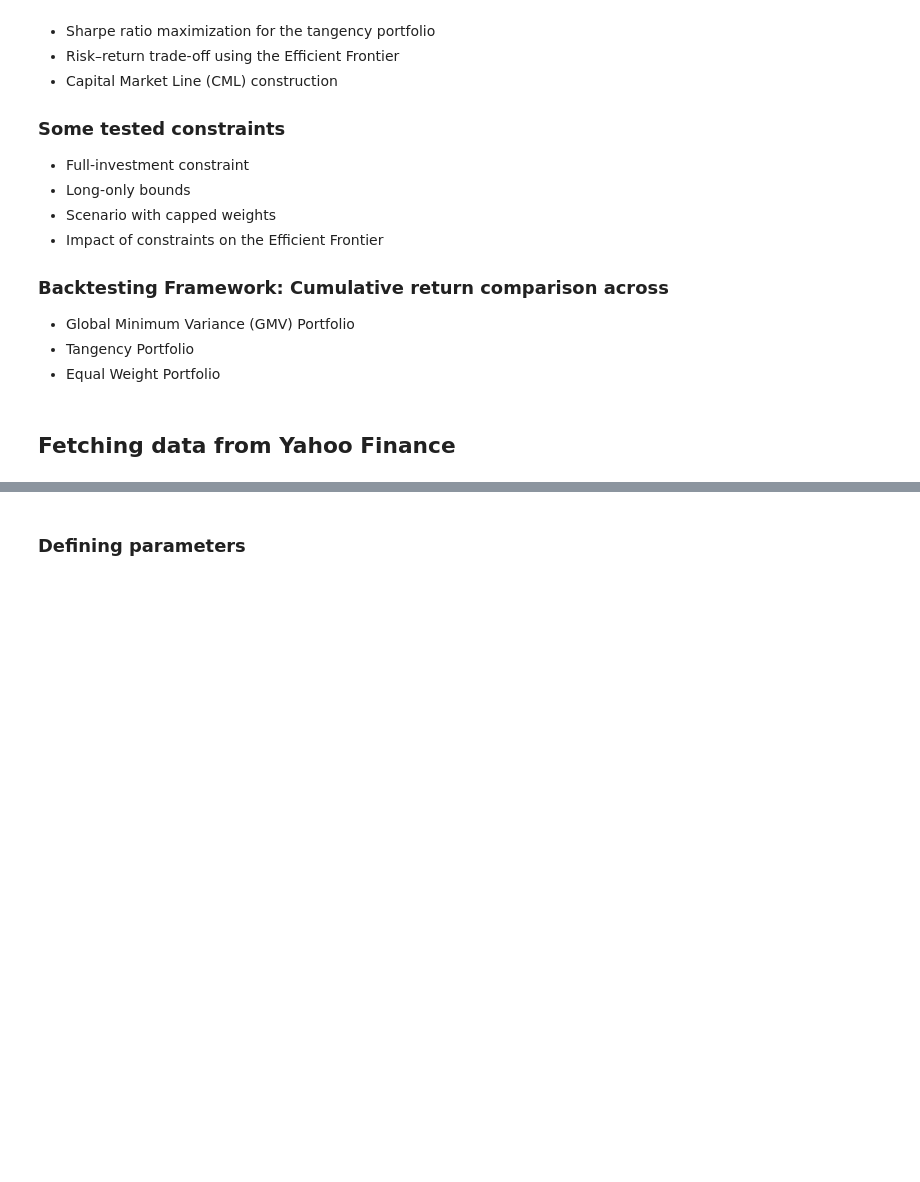
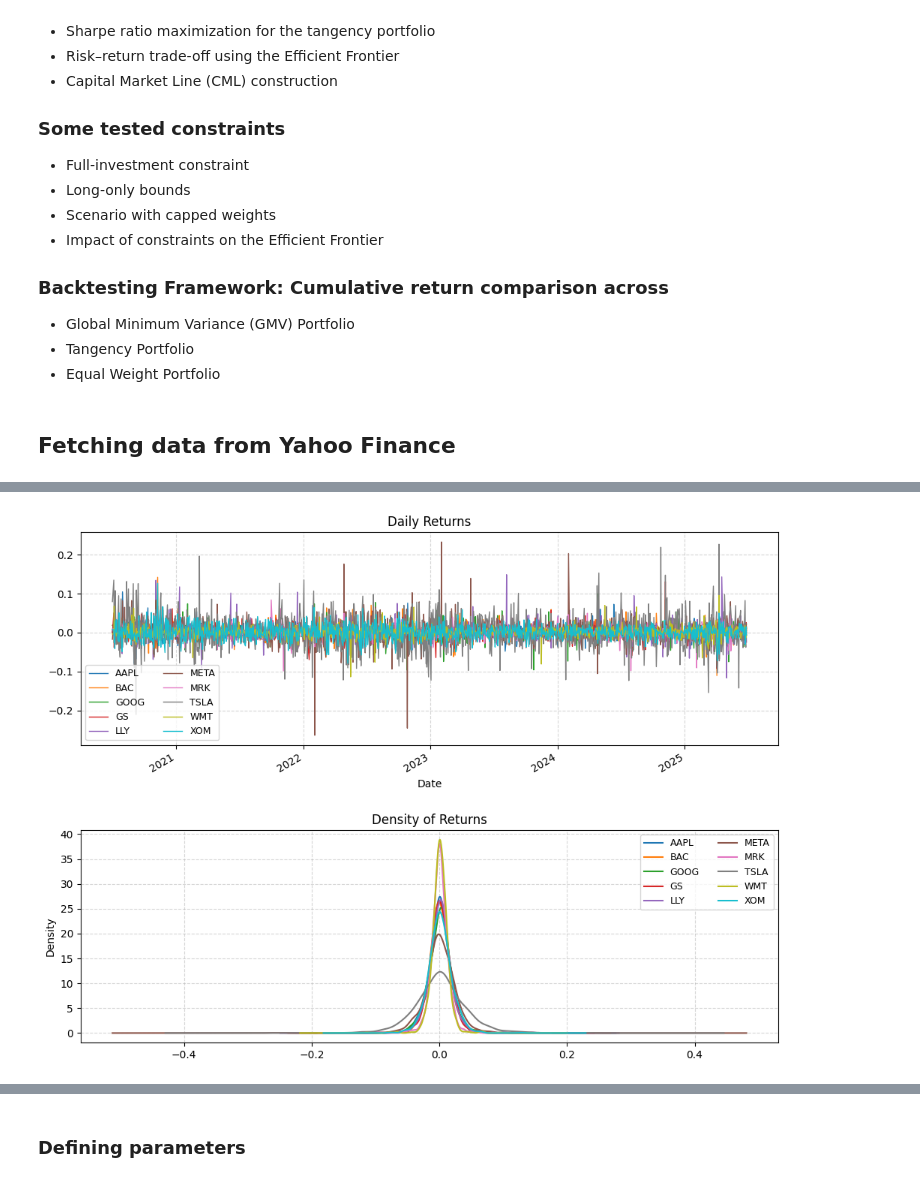
Before and after one commit to Taoufiq-Ouedraogo/Quantitative-Finance, a Jupyter notebook: projects/markowitz_portfolio_opt.ipynb, the cells around one changed output, grey strips where cells are left out. Drawn from its saved outputs; the diff is of its cells as text; code cells hidden in the pictures; blank space fills up the shorter version.

```diff
--- a/projects/markowitz_portfolio_opt.ipynb
+++ b/projects/markowitz_portfolio_opt.ipynb
@@ -137,0 +114,19 @@ fig.show()
+# %%
+fig, axes = plt.subplots(2, 1, figsize=(12, 10),
+                         gridspec_kw={'hspace': 0.4})
+
+# Daily Returns
+rets.plot(ax=axes[0], linewidth=1)
+axes[0].set_title("Daily Returns")
+axes[0].grid(True, linestyle='--', alpha=0.5)
+axes[0].legend(ncol=2, fontsize=9)
+
+# Density of Returns
+rets.plot(kind='density', ax=axes[1])
+axes[1].set_title("Density of Returns")
+axes[1].grid(True, linestyle='--', alpha=0.5)
+axes[1].legend(ncol=2, fontsize=9)
+plt.tight_layout()
+plt.show()
+# %% [output]
+[figure, added]
```
Also changed, not shown: parts of 27 cells of this notebook.
